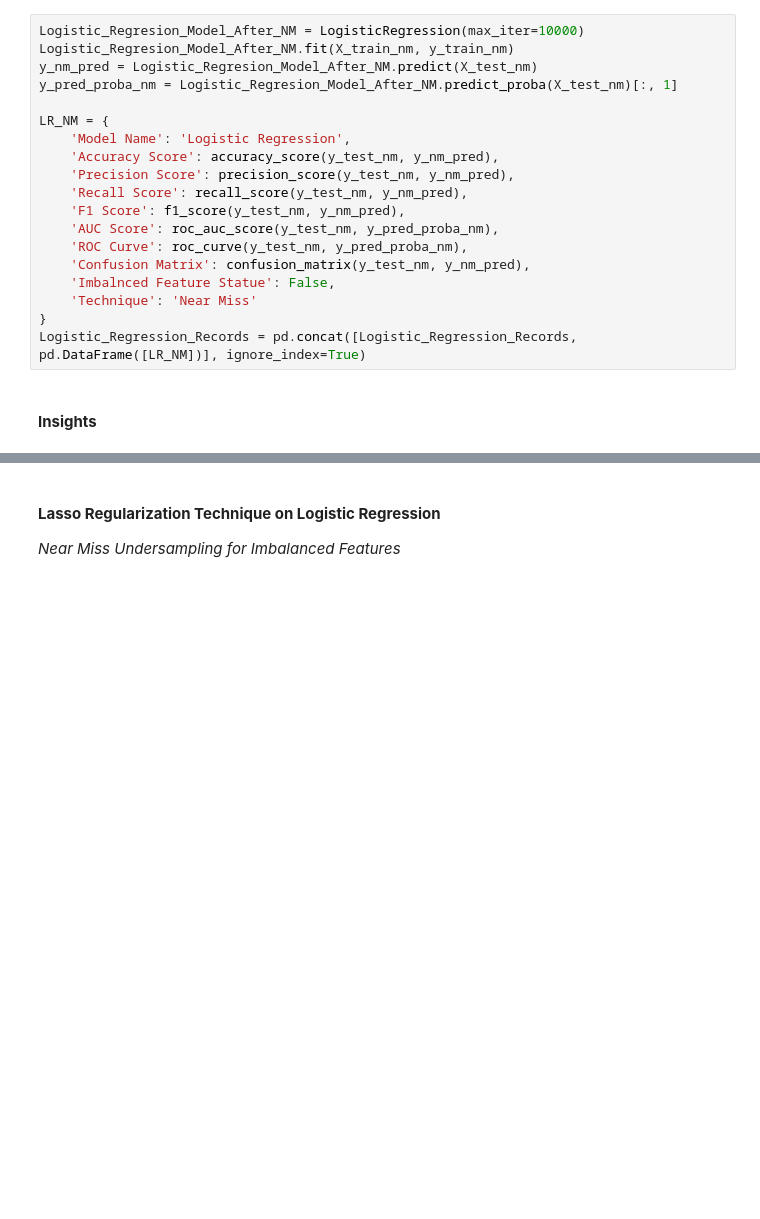
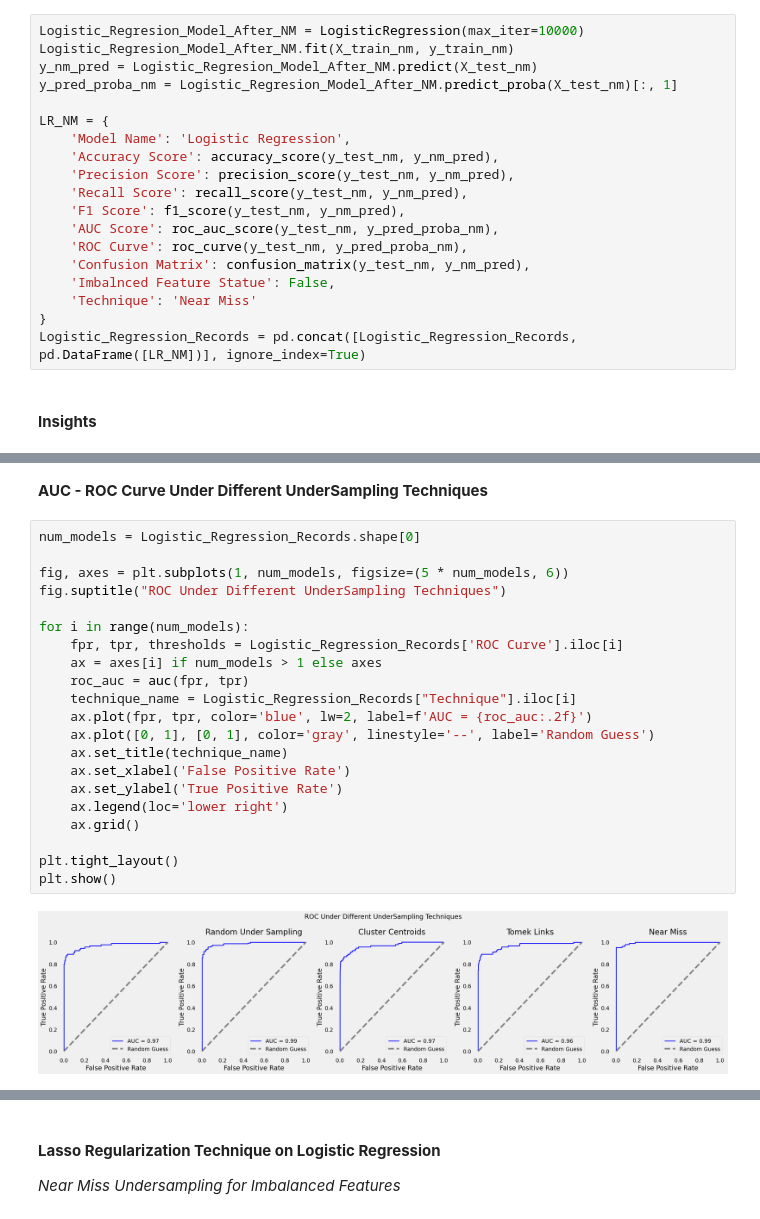
Before and after one commit to ZiadMAlsawy/ML_Project, a Jupyter notebook: Task_2.ipynb, the cells around one changed output, grey strips where cells are left out. Cells and saved outputs as stored; diff of their text form; blank space fills up the shorter version.

```diff
--- a/Task_2.ipynb
+++ b/Task_2.ipynb
@@ -533,0 +535,25 @@ plt.show()
+# %% [markdown]
+**AUC - ROC Curve Under Different UnderSampling Techniques**
+# %%
+num_models = Logistic_Regression_Records.shape[0]
+
+fig, axes = plt.subplots(1, num_models, figsize=(5 * num_models, 6))
+fig.suptitle("ROC Under Different UnderSampling Techniques")
+
+for i in range(num_models):
+    fpr, tpr, thresholds = Logistic_Regression_Records['ROC Curve'].iloc[i]
+    ax = axes[i] if num_models > 1 else axes
+    roc_auc = auc(fpr, tpr)
+    technique_name = Logistic_Regression_Records["Technique"].iloc[i]
+    ax.plot(fpr, tpr, color='blue', lw=2, label=f'AUC = {roc_auc:.2f}')
+    ax.plot([0, 1], [0, 1], color='gray', linestyle='--', label='Random Guess')
+    ax.set_title(technique_name)
+    ax.set_xlabel('False Positive Rate')
+    ax.set_ylabel('True Positive Rate')
+    ax.legend(loc='lower right')
+    ax.grid()
+
+plt.tight_layout()
+plt.show()
+# %% [output]
+[figure, added]
```
Also changed, not shown: parts of 7 cells of this notebook.
